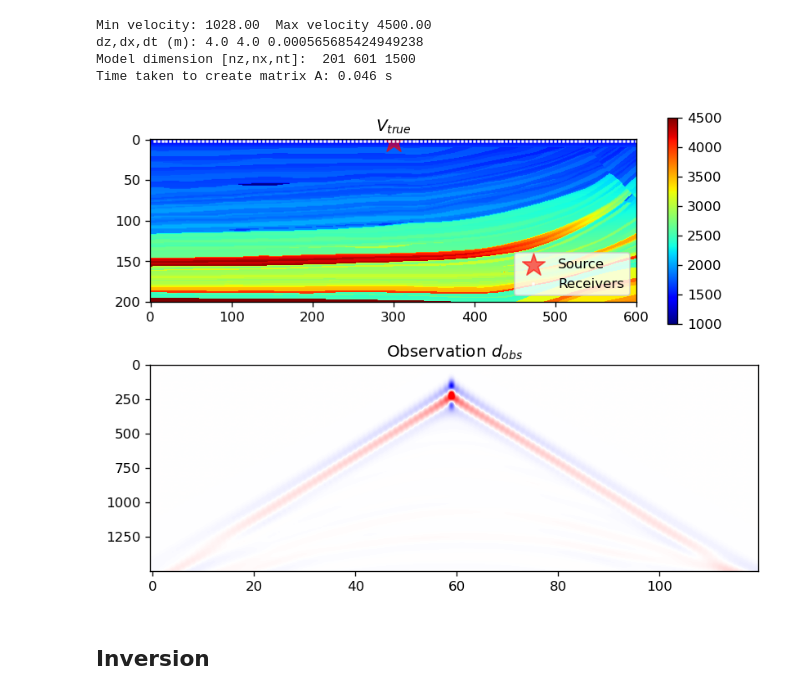
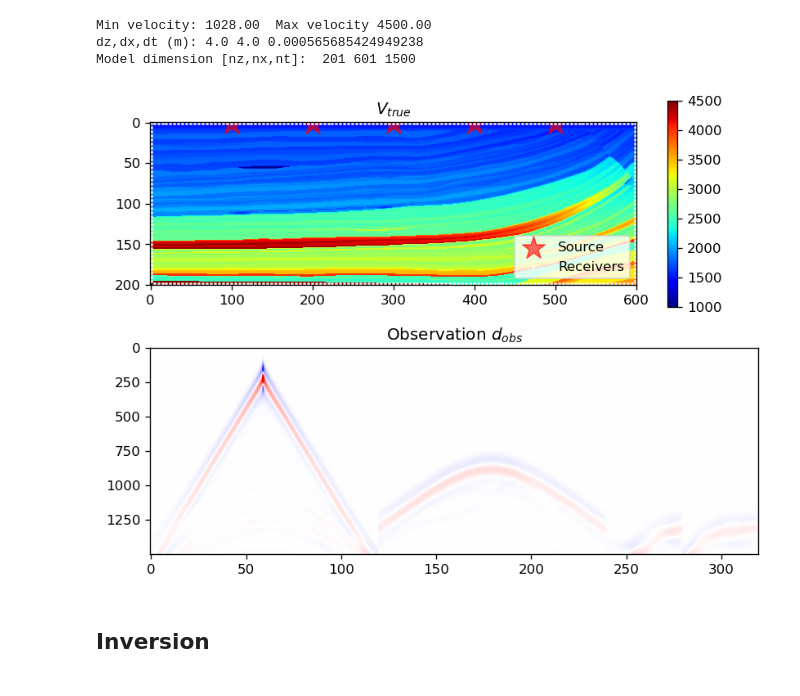
Before and after one commit to medicinely/fwi, a Jupyter notebook: fwi_matrix.ipynb, the cells around one changed output. Drawn from its saved outputs; the diff is of its cells as text; code cells hidden in the pictures.

```diff
--- a/fwi_matrix.ipynb
+++ b/fwi_matrix.ipynb
@@ -25,11 +25,11 @@ def receiver_position(setup):
   if setup==1:
     # Setup 1
     zxrec1 = np.vstack((np.full(len(receivers_width), zxsrc[0]), receivers_width)) # Top
-    # zxrec2 = np.vstack((np.full(len(receivers_width), nz-zxsrc[0]-1), receivers_width)) # Bottom
-    # zxrec3 = np.vstack((receivers_height, np.full(len(receivers_height), zxsrc[0]))) # Left
-    # zxrec4 = np.vstack((receivers_height, np.full(len(receivers_height), nx-zxsrc[0]-1))) # Right
-    # zxrec = np.hstack((zxrec1,zxrec2,zxrec3,zxrec4))
-    zxrec = zxrec1
+    zxrec2 = np.vstack((np.full(len(receivers_width), nz-zxsrc[0]-1), receivers_width)) # Bottom
+    zxrec3 = np.vstack((receivers_height, np.full(len(receivers_height), zxsrc[0]))) # Left
+    zxrec4 = np.vstack((receivers_height, np.full(len(receivers_height), nx-zxsrc[0]-1))) # Right
+    zxrec = np.hstack((zxrec1,zxrec2,zxrec3,zxrec4))
+    # zxrec = zxrec1
 
   if setup==2:
     # Setup 2
@@ -90,7 +90,7 @@ def extend_model(v,nz,nx,next):
 	return vele.flatten()
 
 
-def prop2d(wsrc, zxsrc, zxrec, vel, at, az, ax, next, device='cpu'):
+def prop2d(wsrc, zxsrci, zxrec, vel, at, az, ax, next, device='cpu'):
 	"""
 	2d wave propagation with multiple sources
 	"""
@@ -120,7 +120,7 @@ def prop2d(wsrc, zxsrc, zxrec, vel, at, az, ax, next, device='cpu'):
 
 		# Calculate source waveform
 		wsrc = np.array([wsrc]) if wsrc.ndim == 1 else np.array(wsrc) # convert source wavelet from 1d to 2d
-		zxsrc = np.array(zxsrc) # source location to array
+		zxsrci = np.array(zxsrci) # source location to array
 
 		# Extend the model
 		nze  = nz + 2*next2
@@ -128,7 +128,6 @@ def prop2d(wsrc, zxsrc, zxrec, vel, at, az, ax, next, device='cpu'):
 		vele = extend_model(vel,nz,nx,next2)
 		vele = vele.flatten()
 
-		start = time.time()
 		# Center Part (Laplacian)
 		mask0 = np.full((nze, nxe), False)
 		mask0[1+nabs:-1-nabs,1+nabs:-1-nabs] = True
@@ -187,9 +186,6 @@ def prop2d(wsrc, zxsrc, zxrec, vel, at, az, ax, next, device='cpu'):
 		A = sp.diags([off_diagonal_x_left[1:], off_diagonal_z_left[nxe:], diagonal, off_diagonal_z_right, off_diagonal_x_right],
 								[-1, -nxe, 0, nxe, 1], shape=(size, size), format='csr')
 
-		elapsed_time = time.time() - start
-		print("Time taken to create matrix A: %.3f s" % elapsed_time)
-
 		# Wavefield p mask (initial center part)
 		maskp = np.full((nze, nxe), 0)
 		maskp[next+nabs:nze-next-nabs,next+nabs:nxe-next-nabs]  = 1
@@ -209,7 +205,7 @@ def prop2d(wsrc, zxsrc, zxrec, vel, at, az, ax, next, device='cpu'):
 			# pp = A.dot(pt) - pm*mask0 + pwsrc[:,it]*fact*mask0
 			if it<srcsteps:
 				cen = np.zeros((nz,nx))
-				cen[zxsrc[0,:], zxsrc[1,:]] = wsrc[:,it]
+				cen[zxsrci[0,:], zxsrci[1,:]] = wsrc[:,it]
 				asrcit = np.pad(cen, next2, mode='constant').flatten()
 				srcterm = asrcit*fact*mask0
 			else: srcterm = np.zeros(size)
@@ -234,10 +230,8 @@ def second_order_derivative(p, at, az, ax):
 	p[:, 0] = 0.0
 	p[:, -1] = 0.0
 	_dt2 = 1./dt**2
-	start = time.time()
 	# Calculate second order derivative using vectorized operations
 	p_dt_dt = (p[:, :-2] - 2 * p[:, 1:-1] + p[:, 2:]) * _dt2
-	print(time.time()-start)
 	# Insert zeros at boundaries using array views
 	p_dt_dt = np.concatenate([np.zeros((nz*nx, 1)), p_dt_dt, np.zeros((nz*nx, 1))], axis=1)
 
@@ -269,6 +263,28 @@ def gradiant(vel,d_obs,wsrc,zxsrc,zxrec,at,az,ax,next,device):
 
 	return G.flatten()
 
+def gradiant_multiple(vel,d_obs,wsrc,zxsrc,zxrec,at,az,ax,next,device):
+	"""
+	Calculate gradiant using adjoint state method
+	"""
+	nsrc = zxsrc.shape[1]
+	grads = np.zeros_like(vel)
+	for i in range(nsrc):
+		print('Source', i, end='...   ')
+		zxsrci = np.expand_dims(zxsrc[:,i],-1)
+		p_fwd, d = prop2d(wsrc,zxsrci,zxrec,vel,at,az,ax,next,device)
+		residual = d - d_obs # residual shape (n_rec, nt) - residual.shape=(5,801)
+		# Calculate back propagated p_back(z,x,t)
+		p_back, _ = prop2d(np.flip(residual,axis=1), zxrec, zxsrc, vel, at, az, ax, next, device)
+		p_back = np.flip(p_back,axis=1)
+		# Calculate second order time derivative of p_fwd(z,x,t)
+		p_dt_dt = second_order_derivative(p_fwd, at, az, ax)
+		# Calculate gradiant
+		grad = 2/vel**3  * np.sum(p_back * p_dt_dt, axis=1) # G.shape same as vel
+		grads += grad
+
+	return grads.flatten()
+
 def readbin(flnam,nz,nx):
     # Read binary file (32 bits)
     with open(flnam,"rb") as fl:
@@ -279,7 +295,7 @@ def readbin(flnam,nz,nx):
 # Initialize the model axis az, ax, at
 nz,nx,nt = 201,601,1500
 vmin,vmax = 1000,4500
-izsrc, ixsrc = [nz//100], [nx//2]
+izsrc, ixsrc = [1], [300]
 next = 100
 
 # Read the original input data
@@ -292,35 +308,36 @@ az, ax, at, next, wsrc, zxsrc = defmodel(
                       nz=nz, nx=nx, nt=nt, # number of indices
                       izsrc=izsrc, ixsrc=ixsrc,  # define source coordinates z, x
                       ext=next)
 dz,dx,dt = az[1]-az[0],ax[1]-ax[0],at[1]-at[0]
 # check_model(v=v_ref, vmin=vmin, vmax=vmax)
 # Set receiver z and x coordinates
 interv = 5 # interval between receivers
 receivers_width = np.append(np.arange(zxsrc[1][0],0,-interv)[::-1][:-1], #left
 							np.arange(zxsrc[1][0],nx,interv)) #right
 receivers_height = np.arange(izsrc[0],nz-izsrc[0],interv) # down
 zxrec = receiver_position(1)
 
 p, d_obs = prop2d(wsrc,zxsrc,zxrec,v_ref.reshape(nz,nx),at,az,ax,next,device)
 
+zxsrc = np.array([[1,1,1,1,1], [nx//6,2*nx//6,3*nx//6,4*nx//6,5*nx//6]])
+
 plt.figure(figsize=(8,6), dpi=120)
 plt.subplot(2,1,1)
 plt.imshow(v_ref.reshape((nz,nx)),vmin=vmin,vmax=vmax,cmap='jet')
 plt.colorbar()
 plt.scatter(zxsrc[1,:],zxsrc[0,:],marker='*',color='r',s=300,alpha=0.6,label="Source")
 plt.scatter(zxrec[1,:],zxrec[0,:],marker='s',color='w',s=1,alpha=0.8,label="Receivers")
 plt.legend(loc='lower right')
 plt.title("$V_{true}$")
 plt.subplot(2,1,2)
 plt.imshow(d_obs.T,cmap='bwr',vmin=-5,vmax=5, aspect='auto')
 plt.title("Observation $d_{obs}$")
 plt.show()
 # %% [output]
 Min velocity: 1028.00  Max velocity 4500.00
 dz,dx,dt (m): 4.0 4.0 0.000565685424949238
 Model dimension [nz,nx,nt]:  201 601 1500
-Time taken to create matrix A: 0.046 s
-[figure, old version]
+[figure, new version]
 # %% [markdown]
 ## Inversion
 # %% [markdown]
```
Also changed, not shown: parts of 13 cells of this notebook, 2 other files.
